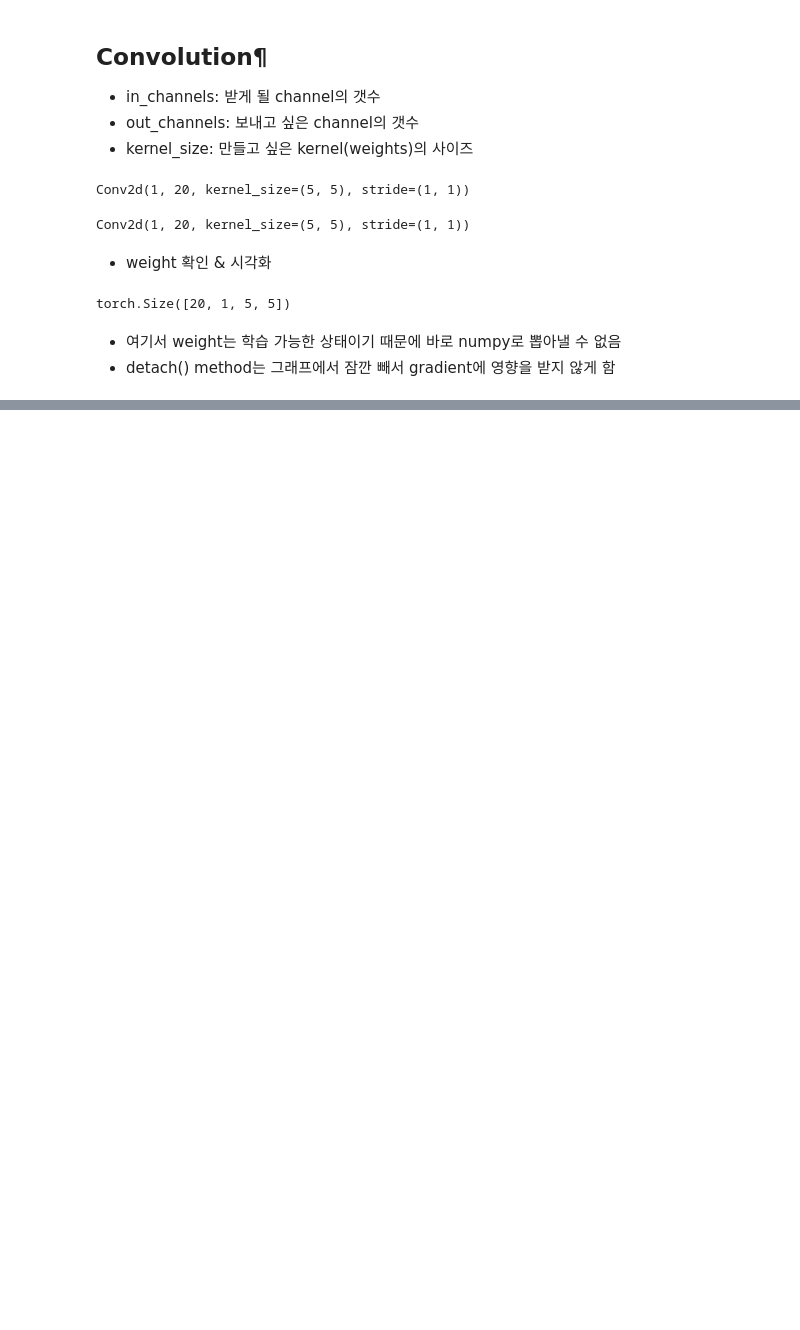
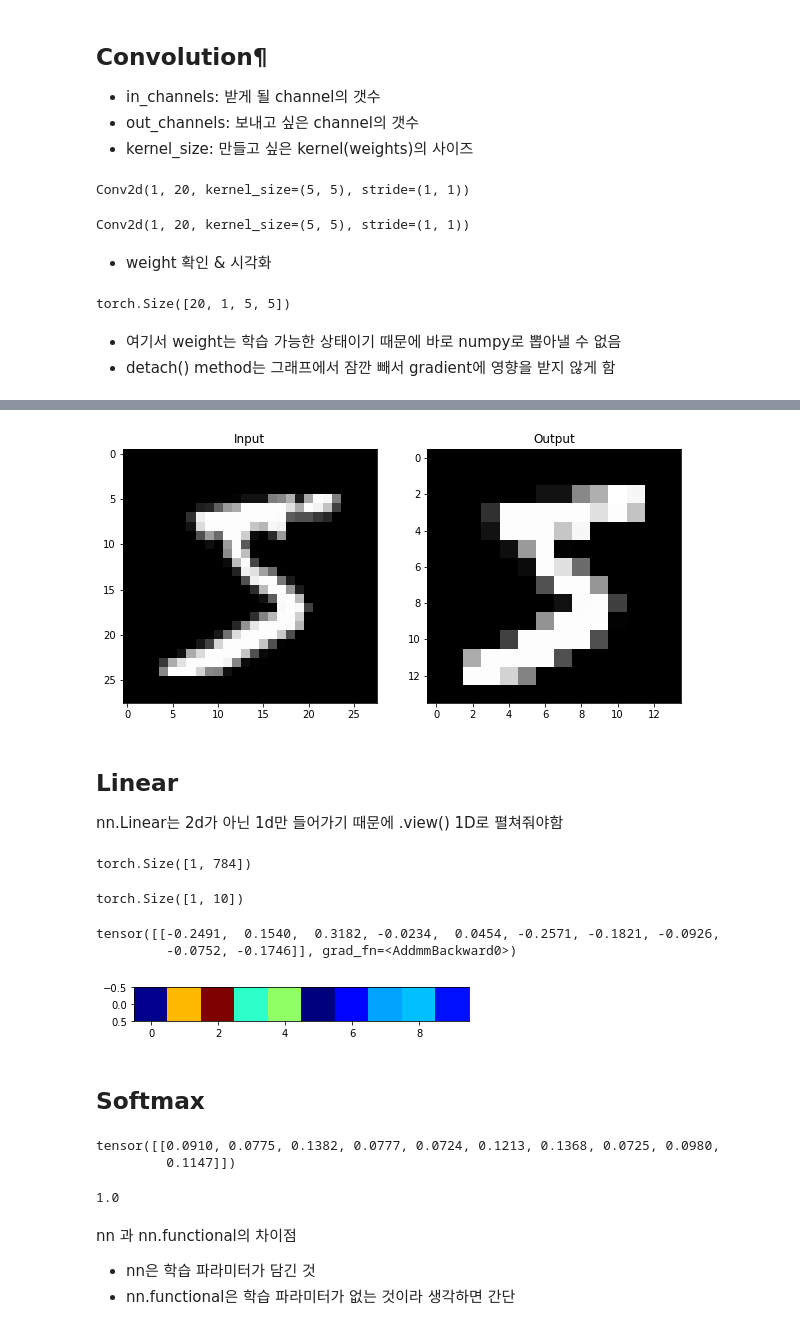
Before and after one commit to Lseonghak/pytorch-tutorial, a Jupyter notebook: Pytorch_layer_CNN.ipynb, the cells around one changed output, grey strips where cells are left out. Drawn from its saved outputs; the diff is of its cells as text; code cells hidden in the pictures; blank space fills up the shorter version.

```diff
--- a/Pytorch_layer_CNN.ipynb
+++ b/Pytorch_layer_CNN.ipynb
@@ -59,0 +129,39 @@ torch.Size([20, 1, 5, 5])
+# %%
+plt.figure(figsize=(10,15))
+
+plt.subplot(121)
+plt.title("Input")
+plt.imshow(np.squeeze(image_arr), 'gray')
+
+plt.subplot(122)
+plt.title("Output")
+plt.imshow(np.squeeze(pool_arr), 'gray')
+
+plt.show()
+# %% [output]
+[figure, added]
+# %% [markdown]
+## Linear
+nn.Linear는 2d가 아닌 1d만 들어가기 때문에 .view() 1D로 펼쳐줘야함
+# %%
+flatten = image.view(1,28*28) # (batch_size, flatten_size)
+flatten.shape
+# %% [output]
+torch.Size([1, 784])
+# %%
+lin = nn.Linear(784, 10)(flatten)
+lin.shape
+# %% [output]
+torch.Size([1, 10])
+# %%
+lin
+# %% [output]
+tensor([[-0.2491,  0.1540,  0.3182, -0.0234,  0.0454, -0.2571, -0.1821, -0.0926,
+         -0.0752, -0.1746]], grad_fn=<AddmmBackward0>)
+# %%
+plt.imshow(lin.detach().numpy(), 'jet')
+plt.show()
+# %% [output]
+[figure, added]
+# %% [markdown]
+## Softmax
@@ -59,0 +173,14 @@ torch.Size([20, 1, 5, 5])
+# %%
+softmax
+# %% [output]
+tensor([[0.0910, 0.0775, 0.1382, 0.0777, 0.0724, 0.1213, 0.1368, 0.0725, 0.0980,
+         0.1147]])
+# %%
+np.sum(softmax.numpy())
+# %% [output]
+1.0
+# %% [markdown]
+nn 과 nn.functional의 차이점
+
+- nn은 학습 파라미터가 담긴 것
+- nn.functional은 학습 파라미터가 없는 것이라 생각하면 간단
```
Also changed, not shown: parts of 16 cells of this notebook.
